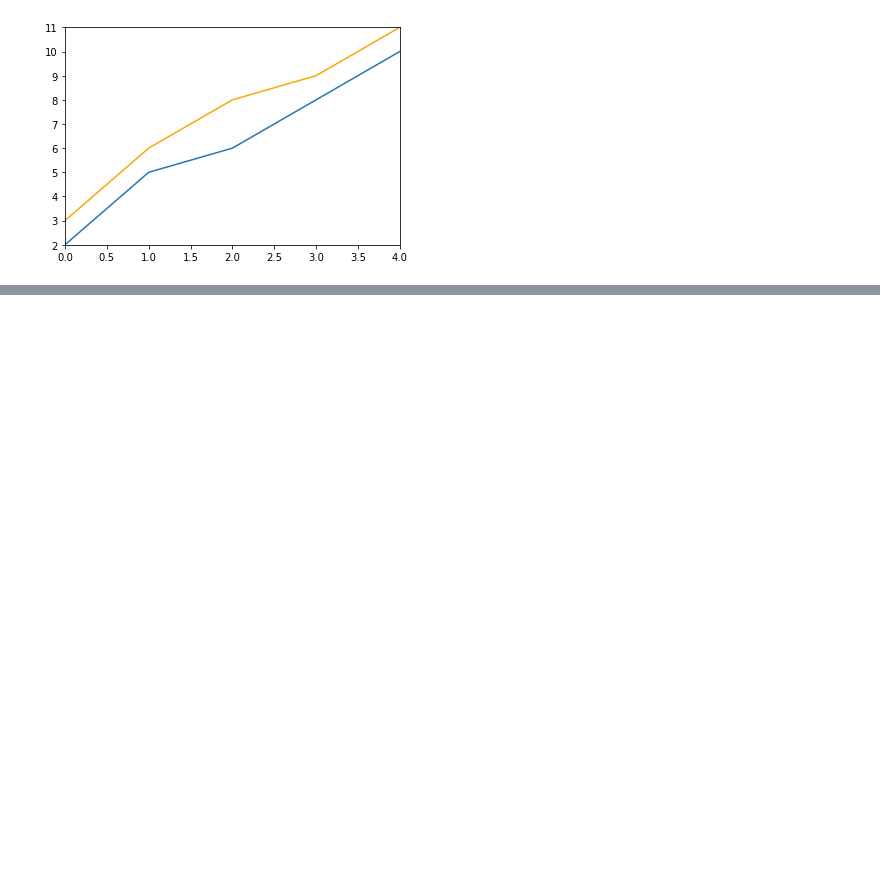
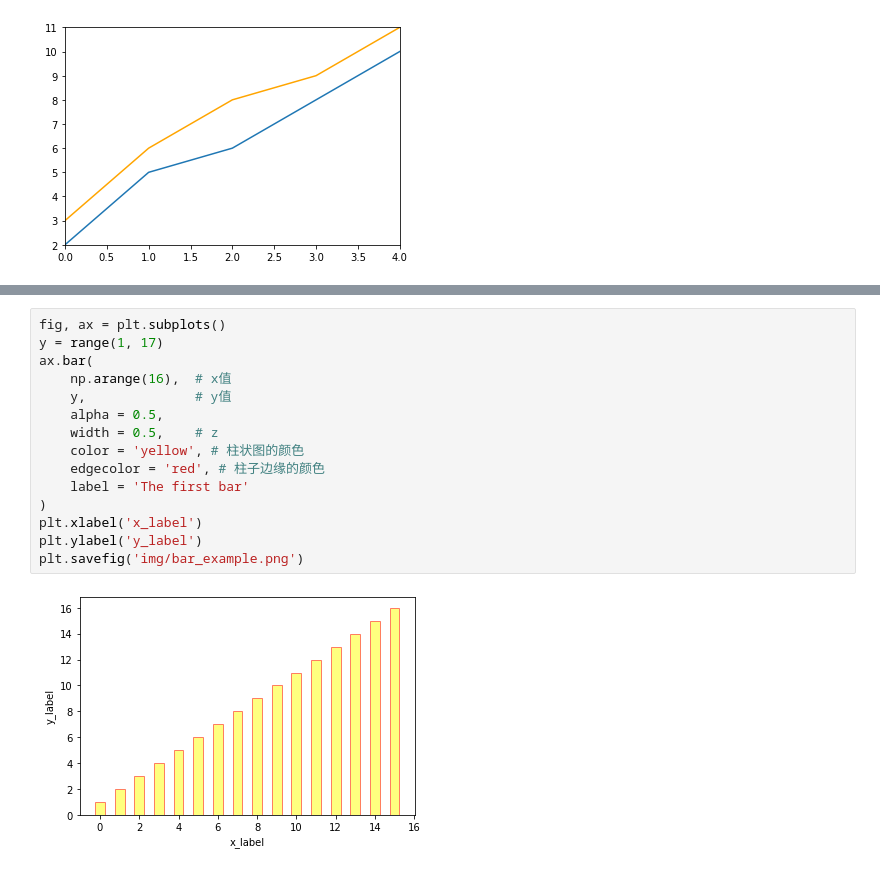
Before and after one commit to MMMMysticY/plot_methods, a Jupyter notebook: matplotlib/chapter2.ipynb, the cells around one changed output, grey strips where cells are left out. Drawn from its saved outputs; the diff is of its cells as text; blank space fills up the shorter version.

```diff
--- a/matplotlib/chapter2.ipynb
+++ b/matplotlib/chapter2.ipynb
@@ -143,0 +259,17 @@ plt.xlim(0,100);
+# %%
+fig, ax = plt.subplots()
+y = range(1, 17)
+ax.bar(
+    np.arange(16),  # x值
+    y,              # y值
+    alpha = 0.5,
+    width = 0.5,    # z
+    color = 'yellow', # 柱状图的颜色
+    edgecolor = 'red', # 柱子边缘的颜色
+    label = 'The first bar'
+)
+plt.xlabel('x_label')
+plt.ylabel('y_label')
+plt.savefig('img/bar_example.png')
+# %% [output]
+[figure, added]
```
Also changed, not shown: parts of 25 cells of this notebook, 13 other files.
